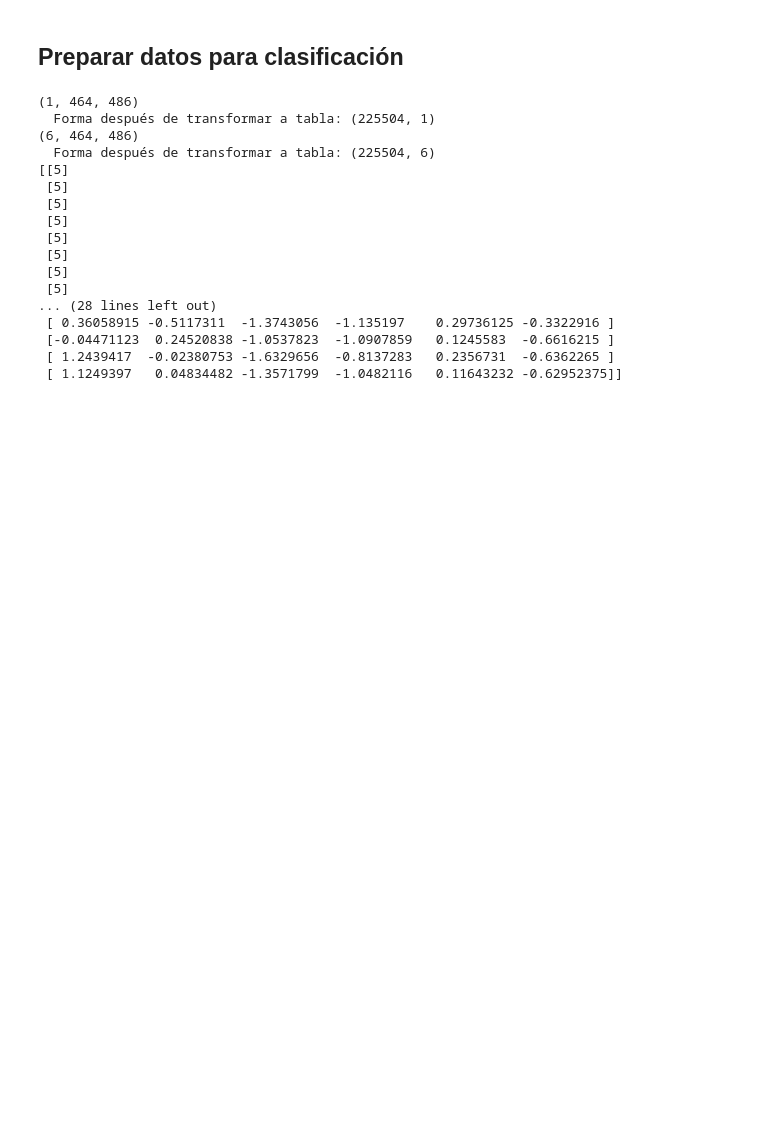
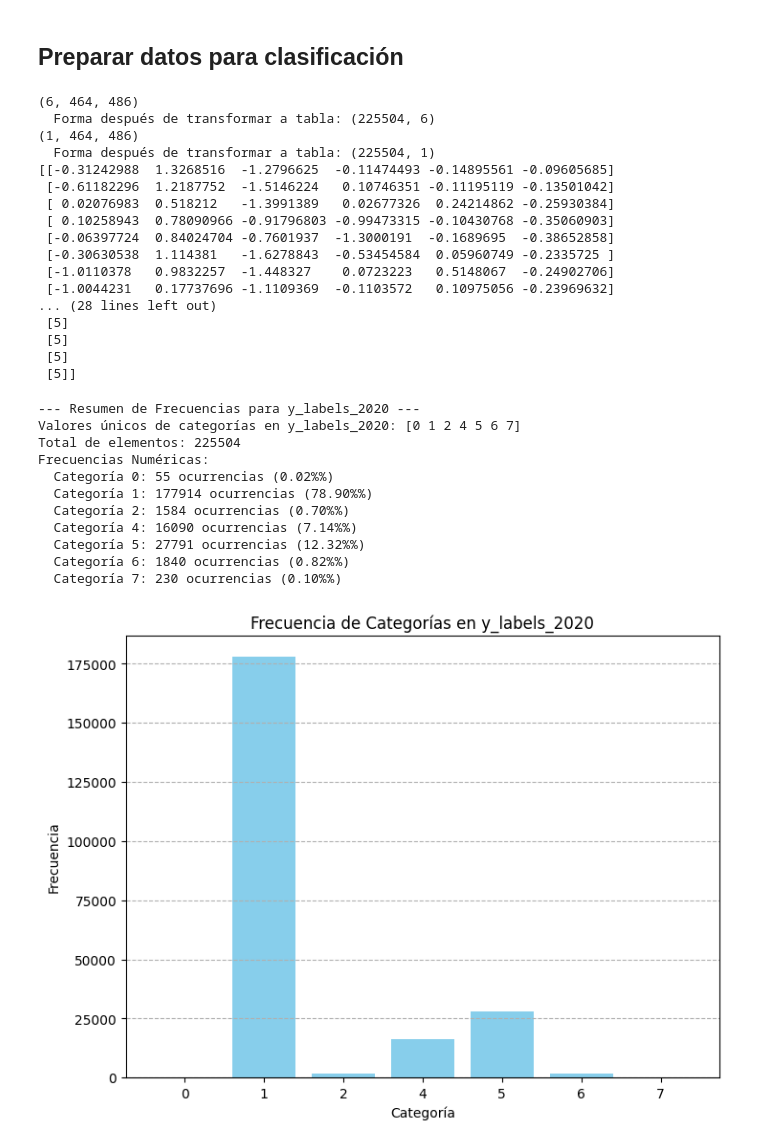
Before and after one commit to Naylet92/Estudio_ambiental, a Jupyter notebook: San Gabriel/SGB_clasificacion_ANN_2020_ver1.ipynb, the cells around one changed output. Drawn from its saved outputs; the diff is of its cells as text; code cells hidden in the pictures; blank space fills up the shorter version.

```diff
--- a/San Gabriel/SGB_clasificacion_ANN_2020_ver1.ipynb
+++ b/San Gabriel/SGB_clasificacion_ANN_2020_ver1.ipynb
@@ -190,27 +190,71 @@ def feature_transform(source_array):
     print(f"  Forma después de transformar a tabla: {table_array.shape}")
     return table_array
 
-x_features_2020 = feature_transform(reference_data['SGB_2020_ref_DW.npy'])
-y_labels_2020 = feature_transform(imagery_data['SGB_2020_L8_PCA6_rs.npy'])
+x_features_2020 = feature_transform(imagery_data['SGB_2020_L8_PCA6_rs.npy'])
+y_labels_2020 = feature_transform(reference_data['SGB_2020_ref_DW.npy'])
 
 ## Consultar un fragmento en la parte interna de conjunto de datos
 print(x_features_2020[1000:1020,:])
 print(y_labels_2020[1000:1020,:])
 # %% [output]
+(6, 464, 486)
+  Forma después de transformar a tabla: (225504, 6)
 (1, 464, 486)
   Forma después de transformar a tabla: (225504, 1)
-(6, 464, 486)
-  Forma después de transformar a tabla: (225504, 6)
-[[5]
+[[-0.31242988  1.3268516  -1.2796625  -0.11474493 -0.14895561 -0.09605685]
+ [-0.61182296  1.2187752  -1.5146224   0.10746351 -0.11195119 -0.13501042]
+ [ 0.02076983  0.518212   -1.3991389   0.02677326  0.24214862 -0.25930384]
+ [ 0.10258943  0.78090966 -0.91796803 -0.99473315 -0.10430768 -0.35060903]
+ [-0.06397724  0.84024704 -0.7601937  -1.3000191  -0.1689695  -0.38652858]
+ [-0.30630538  1.114381   -1.6278843  -0.53454584  0.05960749 -0.2335725 ]
+ [-1.0110378   0.9832257  -1.448327    0.0723223   0.5148067  -0.24902706]
+ [-1.0044231   0.17737696 -1.1109369  -0.1103572   0.10975056 -0.23969632]
+... (28 lines left out)
  [5]
  [5]
  [5]
- [5]
- [5]
- [5]
- [5]
-... (28 lines left out)
- [ 0.36058915 -0.5117311  -1.3743056  -1.135197    0.29736125 -0.3322916 ]
- [-0.04471123  0.24520838 -1.0537823  -1.0907859   0.1245583  -0.6616215 ]
- [ 1.2439417  -0.02380753 -1.6329656  -0.8137283   0.2356731  -0.6362265 ]
- [ 1.1249397   0.04834482 -1.3571799  -1.0482116   0.11643232 -0.62952375]]
+ [5]]
+# %%
+def plot_categorical_frequencies(labels_array, name):
+    print(f"\n--- Resumen de Frecuencias para {name} ---")
+
+    # Asegurarse de que el array sea 1D para contar categorías
+    flat_labels = labels_array.flatten()
+
+    # Calcular valores únicos y sus conteos
+    unique_labels, counts = np.unique(flat_labels, return_counts=True)
+
+    # Resumen Numérico
+    print(f"Valores únicos de categorías en {name}: {unique_labels}")
+    print(f"Total de elementos: {len(flat_labels)}")
+    print("Frecuencias Numéricas:")
+    for label, count in zip(unique_labels, counts):
+        percentage = (count / len(flat_labels)) * 100
+        print(f"  Categoría {label}: {count} ocurrencias ({percentage:.2f}%%)")
+
+    # Resumen Gráfico
+    plt.figure(figsize=(8, 6))
+    plt.bar(unique_labels.astype(str), counts, color='skyblue')
+    plt.title(f'Frecuencia de Categorías en {name}')
+    plt.xlabel('Categoría')
+    plt.ylabel('Frecuencia')
+    plt.xticks(unique_labels.astype(str))
+    plt.grid(axis='y', linestyle='--')
+    plt.show()
+
+
+# Procesar y_labels_2020
+plot_categorical_frequencies(y_labels_2020, 'y_labels_2020')
+# %% [output]
+--- Resumen de Frecuencias para y_labels_2020 ---
+Valores únicos de categorías en y_labels_2020: [0 1 2 4 5 6 7]
+Total de elementos: 225504
+Frecuencias Numéricas:
+  Categoría 0: 55 ocurrencias (0.02%%)
+  Categoría 1: 177914 ocurrencias (78.90%%)
+  Categoría 2: 1584 ocurrencias (0.70%%)
+  Categoría 4: 16090 ocurrencias (7.14%%)
+  Categoría 5: 27791 ocurrencias (12.32%%)
+  Categoría 6: 1840 ocurrencias (0.82%%)
+  Categoría 7: 230 ocurrencias (0.10%%)
+[figure, added]
```
Also changed, not shown: parts of 10 cells of this notebook.
